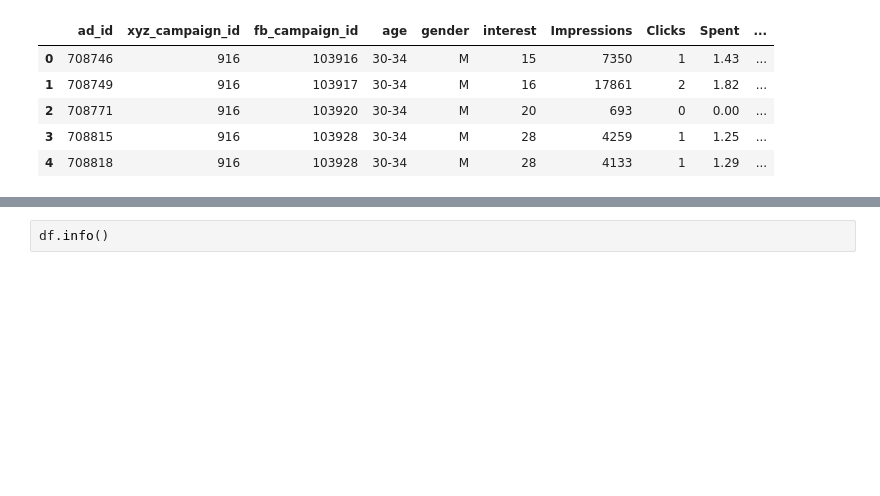
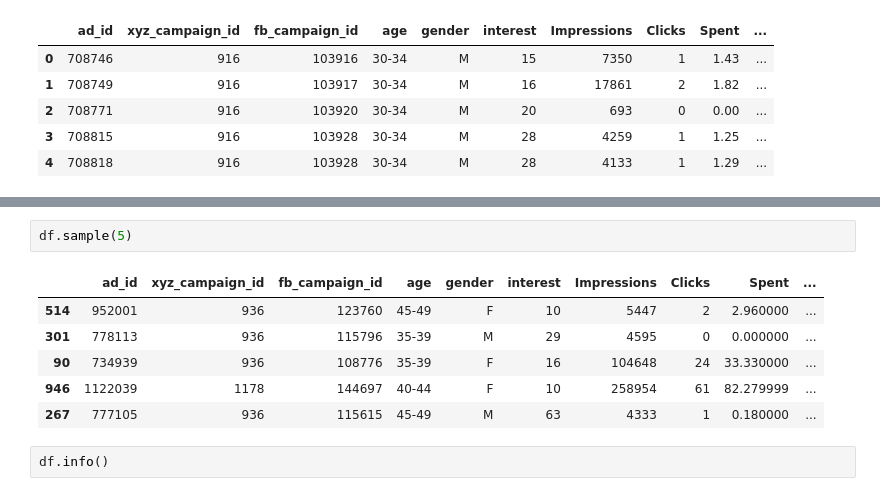
Before and after one commit to ojjy/datascience, a Jupyter notebook: ads/ads.ipynb, the cells around one changed output, grey strips where cells are left out. Drawn from its saved outputs; the diff is of its cells as text; blank space fills up the shorter version.

```diff
--- a/ads/ads.ipynb
+++ b/ads/ads.ipynb
@@ -56,3 +65,12 @@ df.head()
+# %%
+df.sample(5)
+# %% [output]
+|  | ad_id | xyz_campaign_id | fb_campaign_id | age | gender | interest | Impressions | Clicks | Spent | ... |
+| 514 | 952001 | 936 | 123760 | 45-49 | F | 10 | 5447 | 2 | 2.960000 | ... |
+| 301 | 778113 | 936 | 115796 | 35-39 | M | 29 | 4595 | 0 | 0.000000 | ... |
+| 90 | 734939 | 936 | 108776 | 35-39 | F | 16 | 104648 | 24 | 33.330000 | ... |
+| 946 | 1122039 | 1178 | 144697 | 40-44 | F | 10 | 258954 | 61 | 82.279999 | ... |
+| 267 | 777105 | 936 | 115615 | 45-49 | M | 63 | 4333 | 1 | 0.180000 | ... |
 # %%
 df.info()
 # %% [output]
```
Also changed, not shown: parts of 4 cells of this notebook, 1 other file.
